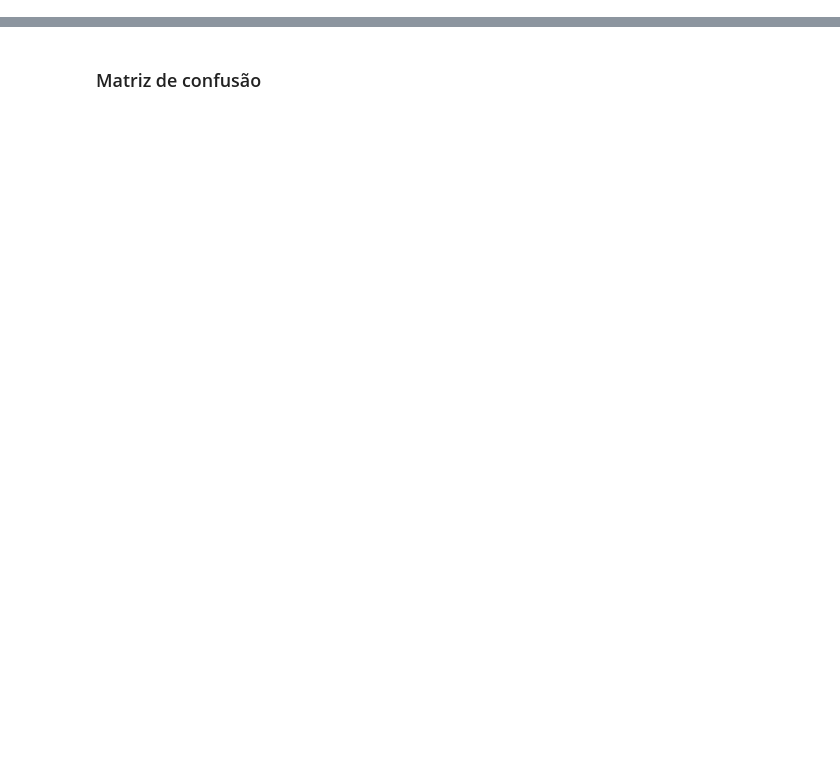
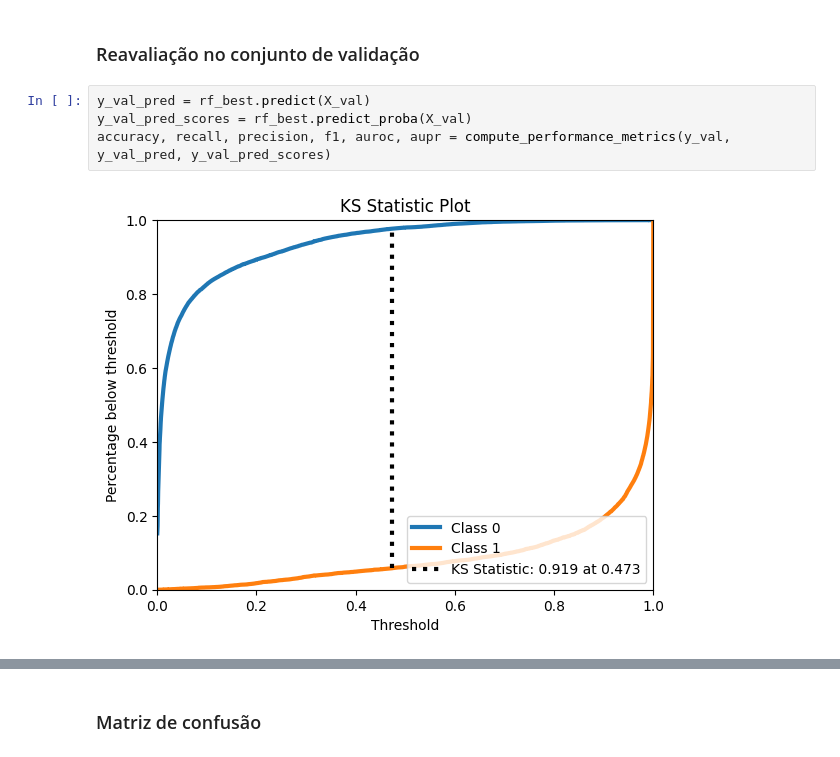
Before and after one commit to lucasacioly/Redes-Neurais, a Jupyter notebook: random_forest.ipynb, the cells around one changed output, grey strips where cells are left out. Cells and saved outputs as stored; diff of their text form; blank space fills up the shorter version.

```diff
--- a/random_forest.ipynb
+++ b/random_forest.ipynb
@@ -82,0 +169,8 @@ Test F1-Score: 0.6986235232331969
+# %% [markdown]
+### Reavaliação no conjunto de validação
+# %%
+y_val_pred = rf_best.predict(X_val)
+y_val_pred_scores = rf_best.predict_proba(X_val)
+accuracy, recall, precision, f1, auroc, aupr = compute_performance_metrics(y_val, y_val_pred, y_val_pred_scores)
+# %% [output]
+[figure, added]
```
Also changed, not shown: parts of 53 cells of this notebook.
